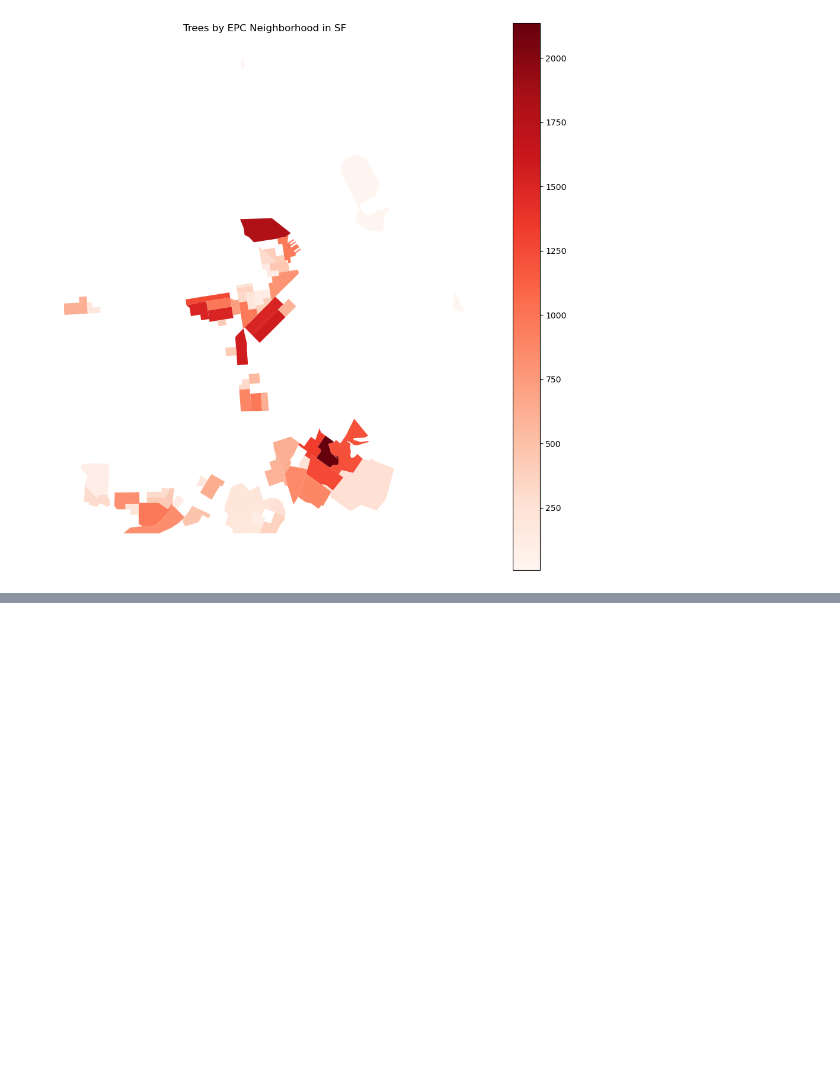
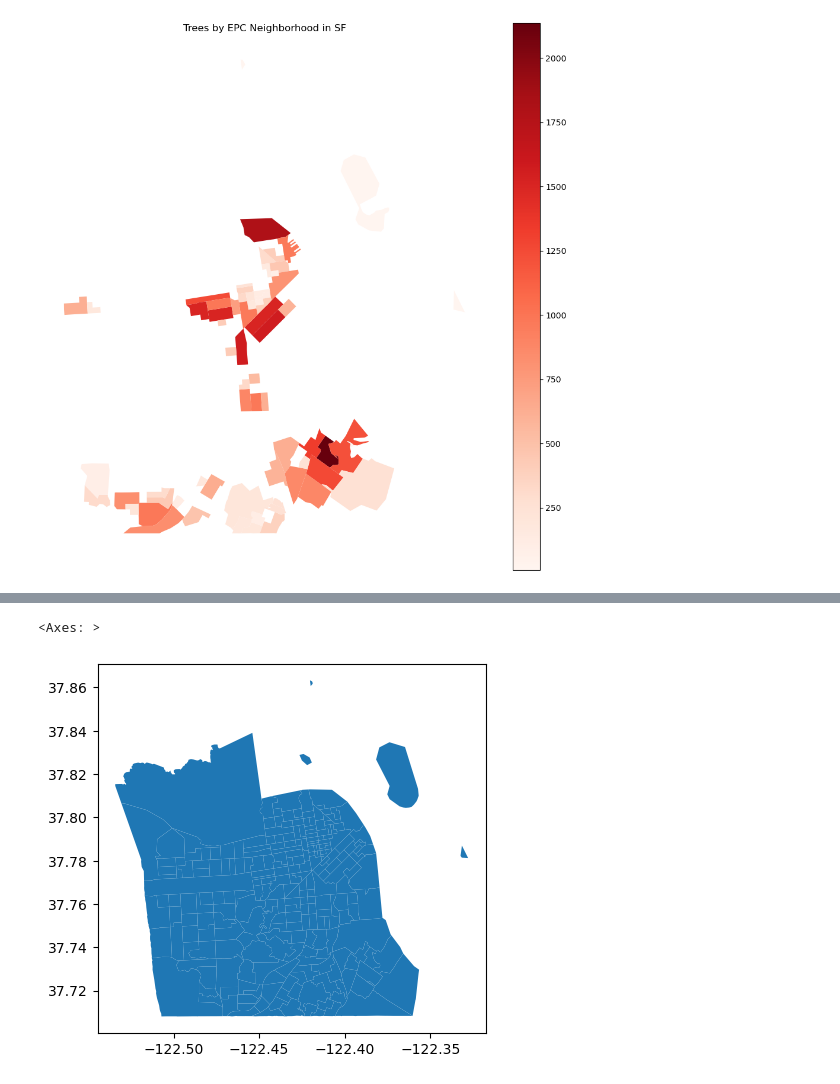
Before and after one commit to chuang01-cr/UP221-Caleb, a Jupyter notebook: Week 4 Assignment/Mini Individual Assignment .ipynb, the cells around one changed output, grey strips where cells are left out. Cells and saved outputs as stored; diff of their text form; code cells hidden in the pictures; blank space fills up the shorter version.

```diff
--- a/Week 4 Assignment/Mini Individual Assignment .ipynb
+++ b/Week 4 Assignment/Mini Individual Assignment .ipynb
@@ -239,0 +251,5 @@ Text(0.5, 1.0, 'Trees by EPC Neighborhood in SF')
+# %%
+sf_census.plot()
+# %% [output]
+<Axes: >
+[figure, added]
```
Also changed, not shown: parts of 14 cells of this notebook, 1 other file.
